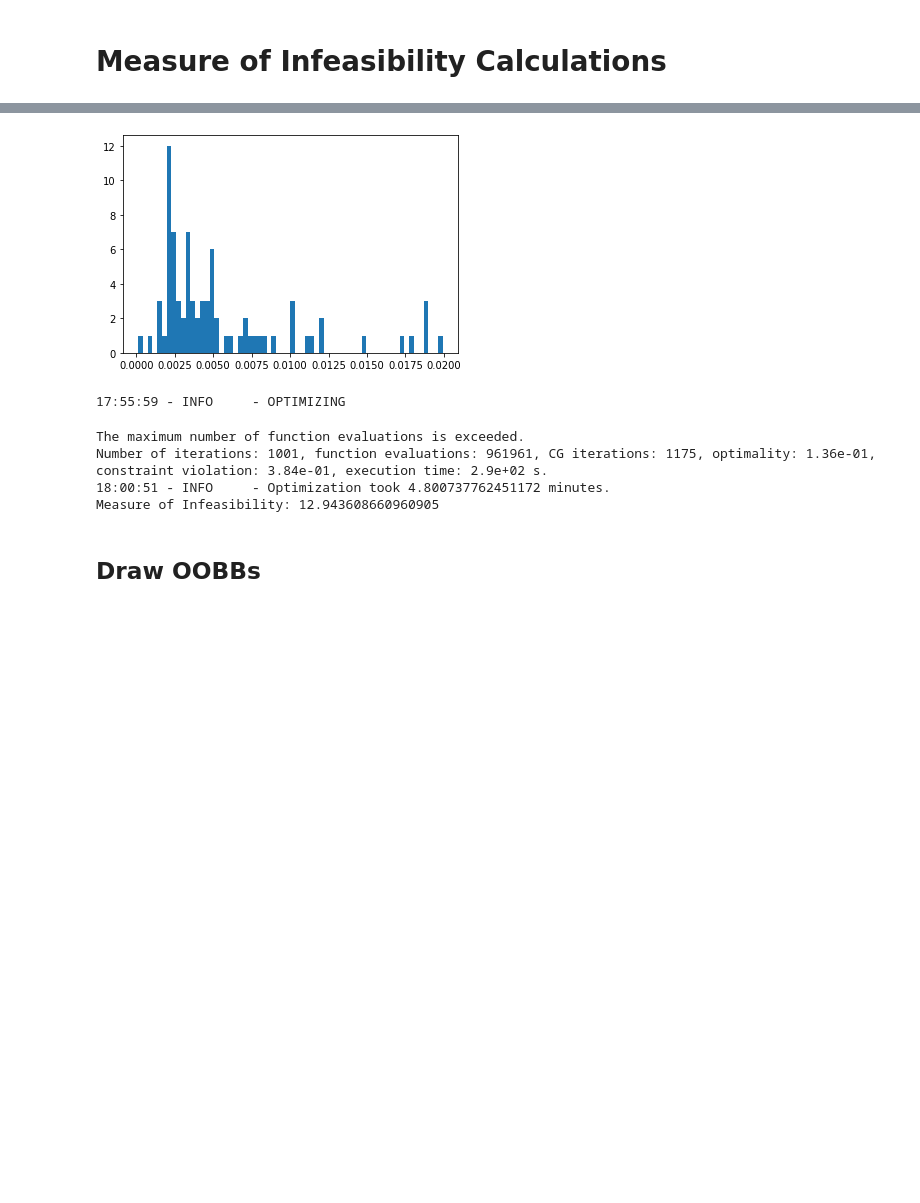
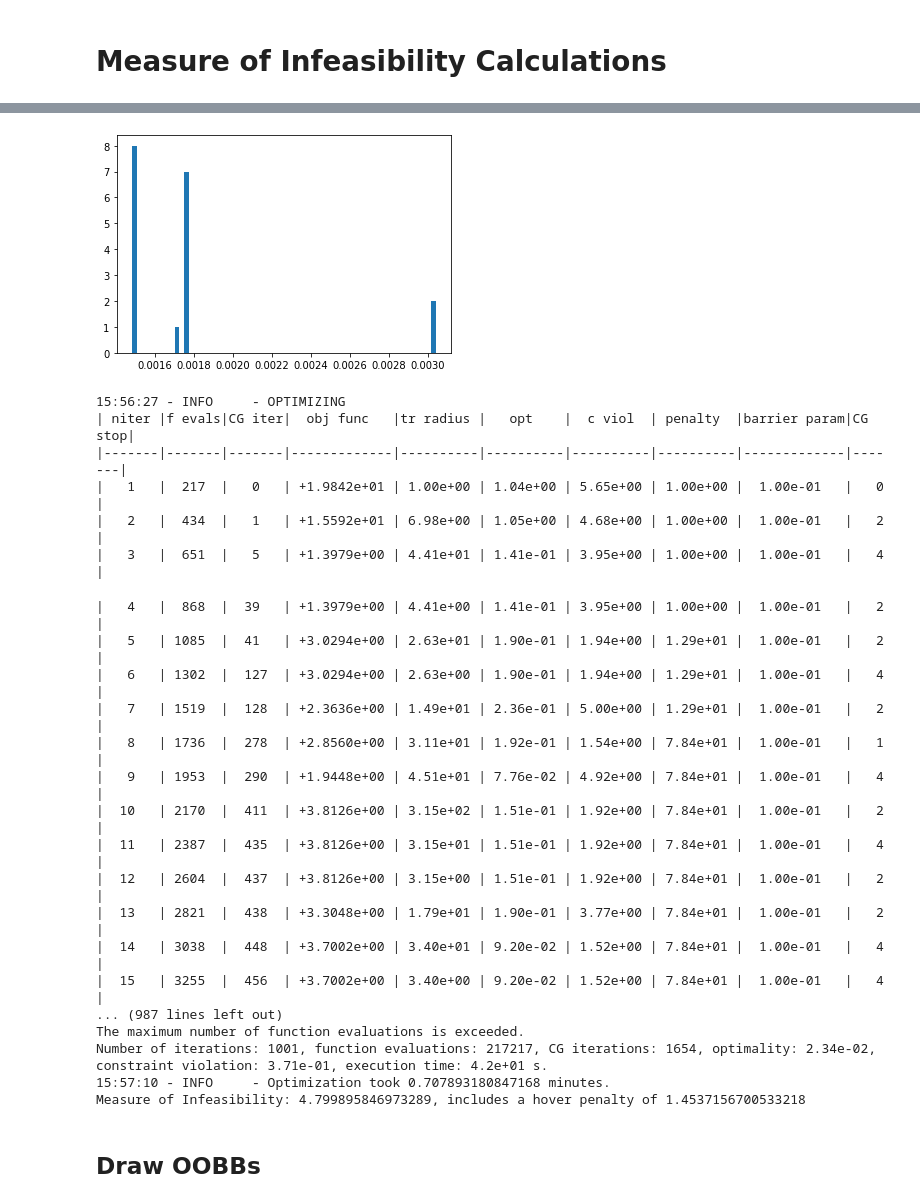
Before and after one commit to Novare/structurenet_physf, a Jupyter notebook: code/vis_pc.ipynb, the cells around one changed output, grey strips where cells are left out. Cells and saved outputs as stored; diff of their text form; code cells hidden in the pictures; blank space fills up the shorter version.

```diff
--- a/code/vis_pc.ipynb
+++ b/code/vis_pc.ipynb
@@ -143,12 +143,13 @@ from compute_moi import *
 from compute_moi_util import *
 
 options = {
-    "output_level": 0,
+    "output_level": 1,
+    "max_iterations": 1000,
     "dump_models": False,
     "surface_area_tolerance": 0.003,
     "print_surface_area_histogramm": True
 }
 
-moi, hover_penalty, oobbs, cut_meshes, cut_volumes, contact_surfaces = moi_from_graph(obj, options)
-print("Measure of Infeasibility: {}, includes a hover penalty of {}".format(str(moi), str(hover_penalty)))
+res = moi_from_graph(obj, options)
+print("Measure of Infeasibility: {}, includes a hover penalty of {}".format(str(res.moi), str(res.hover_penalty)))
 # %% [output]
@@ -160,9 +160,27 @@ print("Measure of Infeasibility: {}, includes a hover penalty of {}".format(str(
-[figure, old version]
+[figure, new version]
-17:55:59 - INFO     - OPTIMIZING
+15:56:27 - INFO     - OPTIMIZING
+| niter |f evals|CG iter|  obj func   |tr radius |   opt    |  c viol  | penalty  |barrier param|CG stop|
+|-------|-------|-------|-------------|----------|----------|----------|----------|-------------|-------|
+|   1   |  217  |   0   | +1.9842e+01 | 1.00e+00 | 1.04e+00 | 5.65e+00 | 1.00e+00 |  1.00e-01   |   0   |
+|   2   |  434  |   1   | +1.5592e+01 | 6.98e+00 | 1.05e+00 | 4.68e+00 | 1.00e+00 |  1.00e-01   |   2   |
+|   3   |  651  |   5   | +1.3979e+00 | 4.41e+01 | 1.41e-01 | 3.95e+00 | 1.00e+00 |  1.00e-01   |   4   |
+|   4   |  868  |  39   | +1.3979e+00 | 4.41e+00 | 1.41e-01 | 3.95e+00 | 1.00e+00 |  1.00e-01   |   2   |
+|   5   | 1085  |  41   | +3.0294e+00 | 2.63e+01 | 1.90e-01 | 1.94e+00 | 1.29e+01 |  1.00e-01   |   2   |
+|   6   | 1302  |  127  | +3.0294e+00 | 2.63e+00 | 1.90e-01 | 1.94e+00 | 1.29e+01 |  1.00e-01   |   4   |
+|   7   | 1519  |  128  | +2.3636e+00 | 1.49e+01 | 2.36e-01 | 5.00e+00 | 1.29e+01 |  1.00e-01   |   2   |
+|   8   | 1736  |  278  | +2.8560e+00 | 3.11e+01 | 1.92e-01 | 1.54e+00 | 7.84e+01 |  1.00e-01   |   1   |
+|   9   | 1953  |  290  | +1.9448e+00 | 4.51e+01 | 7.76e-02 | 4.92e+00 | 7.84e+01 |  1.00e-01   |   4   |
+|  10   | 2170  |  411  | +3.8126e+00 | 3.15e+02 | 1.51e-01 | 1.92e+00 | 7.84e+01 |  1.00e-01   |   2   |
+|  11   | 2387  |  435  | +3.8126e+00 | 3.15e+01 | 1.51e-01 | 1.92e+00 | 7.84e+01 |  1.00e-01   |   4   |
+|  12   | 2604  |  437  | +3.8126e+00 | 3.15e+00 | 1.51e-01 | 1.92e+00 | 7.84e+01 |  1.00e-01   |   2   |
+|  13   | 2821  |  438  | +3.3048e+00 | 1.79e+01 | 1.90e-01 | 3.77e+00 | 7.84e+01 |  1.00e-01   |   2   |
+|  14   | 3038  |  448  | +3.7002e+00 | 3.40e+01 | 9.20e-02 | 1.52e+00 | 7.84e+01 |  1.00e-01   |   4   |
+|  15   | 3255  |  456  | +3.7002e+00 | 3.40e+00 | 9.20e-02 | 1.52e+00 | 7.84e+01 |  1.00e-01   |   4   |
+... (987 lines left out)
 The maximum number of function evaluations is exceeded.
-Number of iterations: 1001, function evaluations: 961961, CG iterations: 1175, optimality: 1.36e-01, constraint violation: 3.84e-01, execution time: 2.9e+02 s.
-18:00:51 - INFO     - Optimization took 4.800737762451172 minutes.
-Measure of Infeasibility: 12.943608660960905
+Number of iterations: 1001, function evaluations: 217217, CG iterations: 1654, optimality: 2.34e-02, constraint violation: 3.71e-01, execution time: 4.2e+01 s.
+15:57:10 - INFO     - Optimization took 0.707893180847168 minutes.
+Measure of Infeasibility: 4.799895846973289, includes a hover penalty of 1.4537156700533218
 # %% [markdown]
 ## Draw OOBBs
 # %%
```
Also changed, not shown: parts of 7 cells of this notebook, 8 other files.
